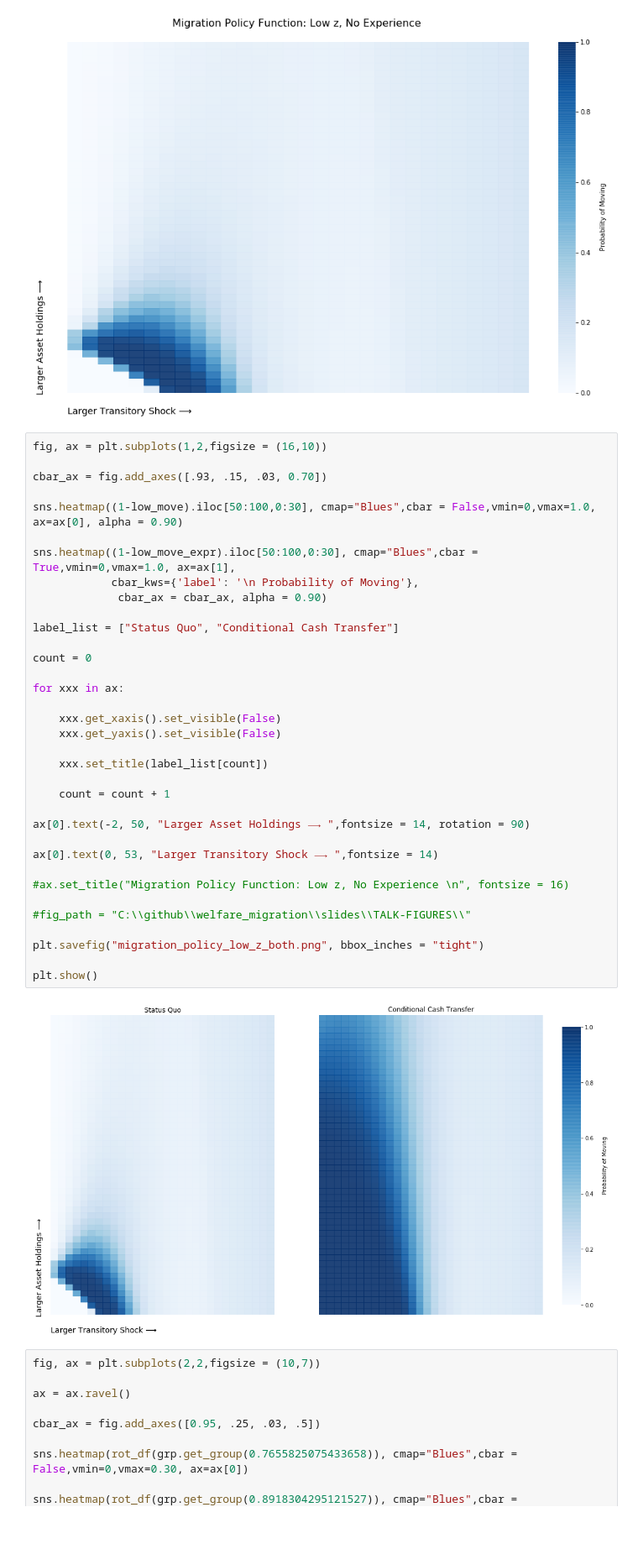
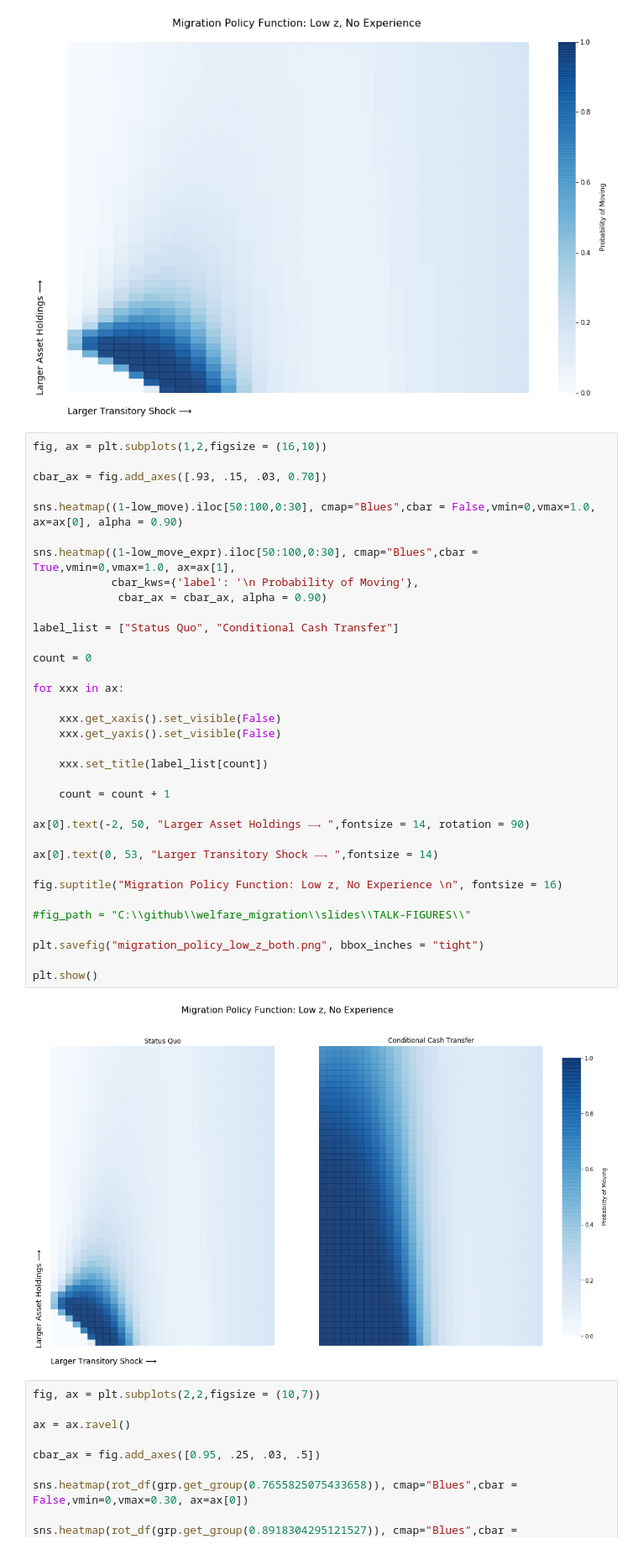
Before and after one commit to mwaugh0328/welfare_migration, a Jupyter notebook: revision2_code/plotting/plot_policy_functions.ipynb, the cells around one changed output. Shown at 84% size. Drawn from its saved outputs; the diff is of its cells as text; blank space fills up the shorter version.

```diff
--- a/revision2_code/plotting/plot_policy_functions.ipynb
+++ b/revision2_code/plotting/plot_policy_functions.ipynb
@@ -51,35 +55,35 @@ cbar_ax = fig.add_axes([.93, .15, .03, 0.70])
 sns.heatmap((1-low_move).iloc[50:100,0:30], cmap="Blues",cbar = False,vmin=0,vmax=1.0, ax=ax[0], alpha = 0.90)
 
 sns.heatmap((1-low_move_expr).iloc[50:100,0:30], cmap="Blues",cbar = True,vmin=0,vmax=1.0, ax=ax[1],
             cbar_kws={'label': '\n Probability of Moving'},
              cbar_ax = cbar_ax, alpha = 0.90)
 
 label_list = ["Status Quo", "Conditional Cash Transfer"]
 
 count = 0
 
 for xxx in ax:
 
     xxx.get_xaxis().set_visible(False)
     xxx.get_yaxis().set_visible(False)
 
     xxx.set_title(label_list[count])
 
     count = count + 1
 
 ax[0].text(-2, 50, "Larger Asset Holdings ⟶ ",fontsize = 14, rotation = 90)
 
 ax[0].text(0, 53, "Larger Transitory Shock ⟶ ",fontsize = 14)
 
-#ax.set_title("Migration Policy Function: Low z, No Experience \n", fontsize = 16)
+fig.suptitle("Migration Policy Function: Low z, No Experience \n", fontsize = 16)
 
 #fig_path = "C:\\github\\welfare_migration\\slides\\TALK-FIGURES\\"
 
 plt.savefig("migration_policy_low_z_both.png", bbox_inches = "tight")
 
 plt.show()
 # %% [output]
-[figure, old version]
+[figure, new version]
 # %%
 fig, ax = plt.subplots(2,2,figsize = (10,7))
 
```
Also changed, not shown: parts of 3 cells of this notebook.
